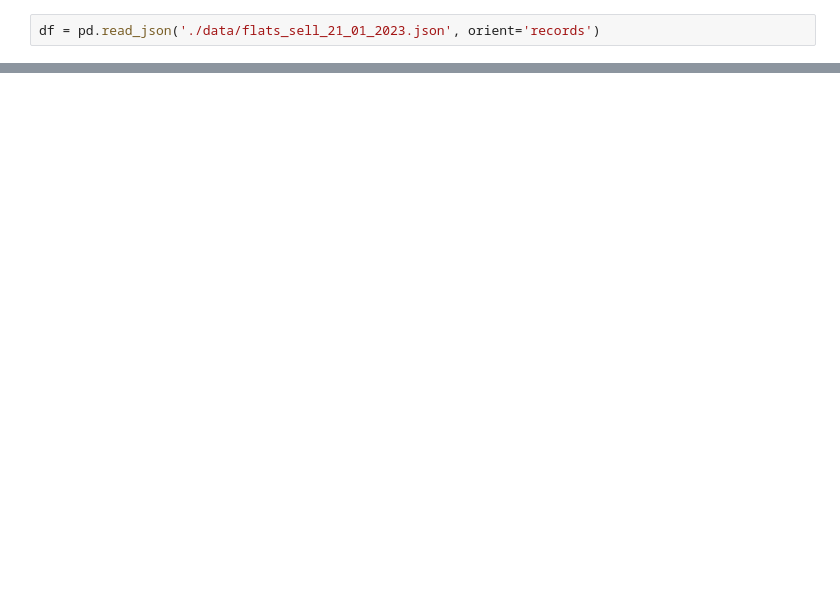
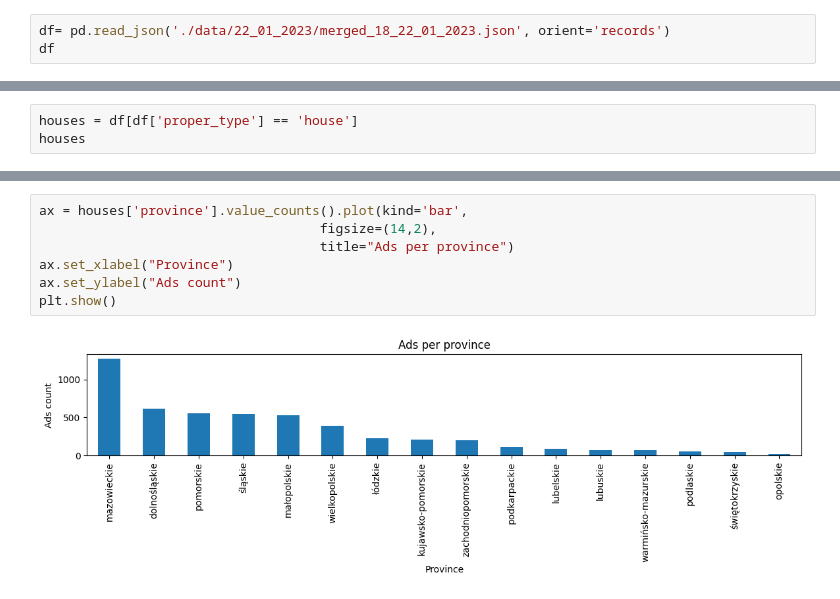
Before and after one commit to dariuszewski/real-estate-scraper, a Jupyter notebook: analysis/main.ipynb, the cells around one changed output, grey strips where cells are left out. Drawn from its saved outputs; the diff is of its cells as text; blank space fills up the shorter version.

```diff
--- a/analysis/main.ipynb
+++ b/analysis/main.ipynb
@@ -5,3 +5,4 @@ pd.set_option('display.max_rows', None)
 pd.set_option('display.max_columns', None)
 # %%
-df = pd.read_json('./data/flats_sell_21_01_2023.json', orient='records')
+df= pd.read_json('./data/22_01_2023/merged_18_22_01_2023.json', orient='records')
+df
@@ -49,0 +23,3 @@ df['url'][0]
+# %%
+houses = df[df['proper_type'] == 'house']
+houses
@@ -49,0 +40,9 @@ df['url'][0]
+# %%
+ax = houses['province'].value_counts().plot(kind='bar',
+                                    figsize=(14,2),
+                                    title="Ads per province")
+ax.set_xlabel("Province")
+ax.set_ylabel("Ads count")
+plt.show()
+# %% [output]
+[figure, added]
```
Also changed, not shown: parts of 7 cells of this notebook, 12 other files.
